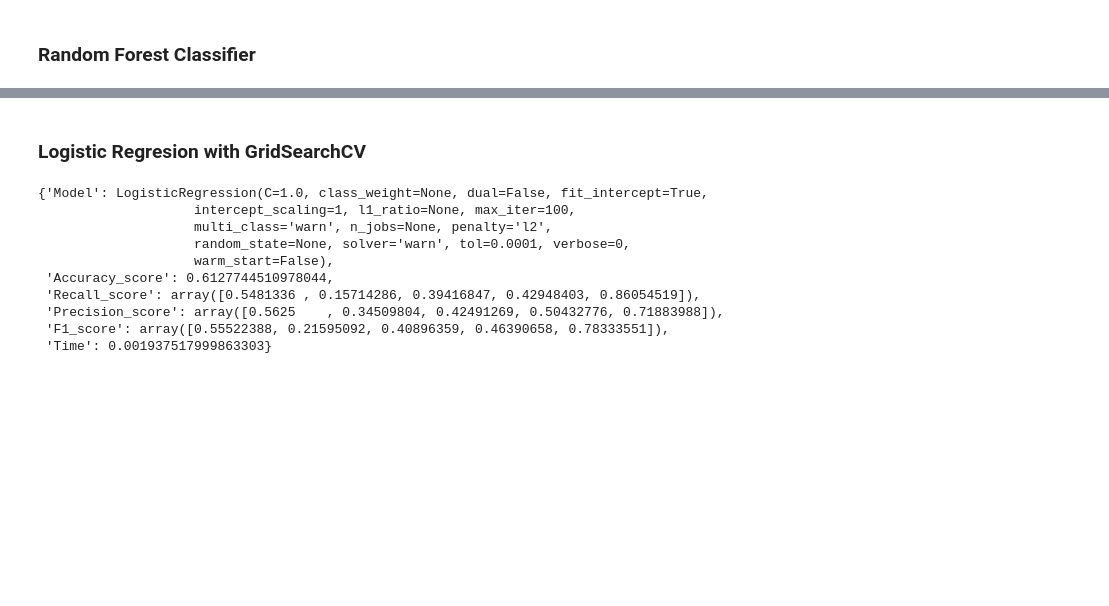
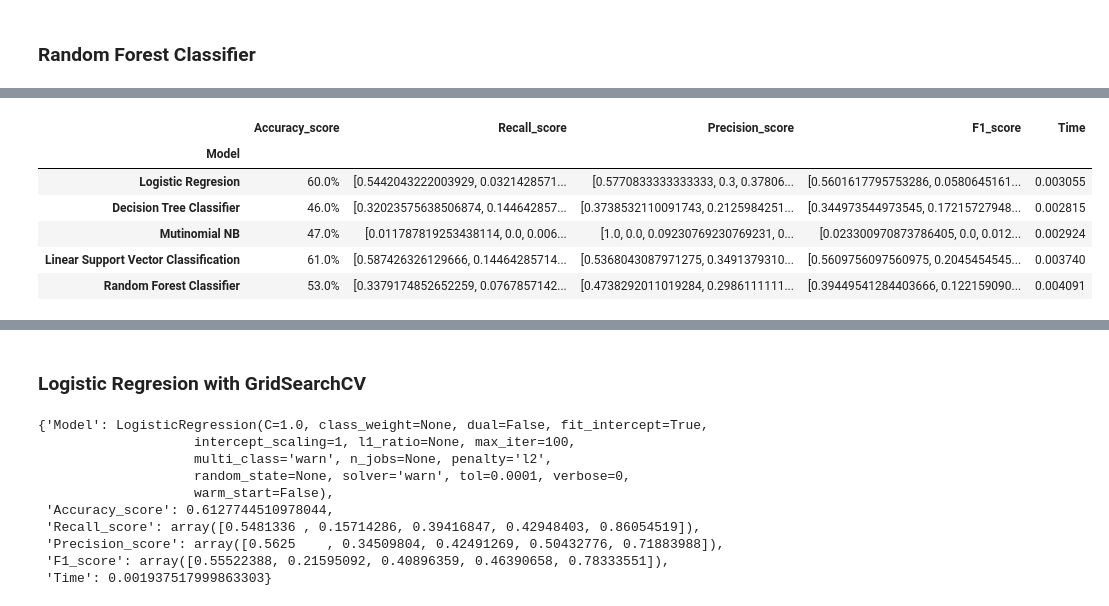
Before and after one commit to Cristinamulas/Text-Classification-And-Sentiment-Analysis-On-Hotel-Reviews, a Jupyter notebook: Text classification models.ipynb, the cells around one changed output, grey strips where cells are left out. Saved outputs shown, nothing was run; the diff lists cells and outputs as text; code cells hidden in the pictures; blank space fills up the shorter version.

```diff
--- a/Text classification models.ipynb
+++ b/Text classification models.ipynb
@@ -166,4 +143,4 @@ nb_multi_class
 # %% [markdown]
 ### Decision Tree Classifier
 # %%
-dt_mult_class = (DecisionTreeClassifier(), 'Reviews_tokenize_join', 'target')
+dt_multi_class = clf(DecisionTreeClassifier(), df, 'Reviews_tokenize_join', 'target')
@@ -257,4 +164,4 @@ weighted avg       0.45      0.51      0.39      7515
 # %% [markdown]
 ### Linear Support Vector Classification
 # %%
-svc_multi_class = clf(LinearSVC(),'Reviews_tokenize_join', 'target')
+svc_multi_class = clf(LinearSVC(),df, 'Reviews_tokenize_join', 'target')
@@ -357,0 +205,11 @@ weighted avg       0.47      0.51      0.48      7515
+# %%
+df_results = table_results(l)
+df_results
+# %% [output]
+|  | Accuracy_score | Recall_score | Precision_score | F1_score | Time |
+| Model |  |  |  |  |  |
+| Logistic Regresion | 60.0% | [0.5442043222003929, 0.0321428571... | [0.5770833333333333, 0.3, 0.37806... | [0.5601617795753286, 0.0580645161... | 0.003055 |
+| Decision Tree Classifier | 46.0% | [0.32023575638506874, 0.144642857... | [0.3738532110091743, 0.2125984251... | [0.344973544973545, 0.17215727948... | 0.002815 |
+| Mutinomial NB | 47.0% | [0.011787819253438114, 0.0, 0.006... | [1.0, 0.0, 0.09230769230769231, 0... | [0.023300970873786405, 0.0, 0.012... | 0.002924 |
+| Linear Support Vector Classification | 61.0% | [0.587426326129666, 0.14464285714... | [0.5368043087971275, 0.3491379310... | [0.5609756097560975, 0.2045454545... | 0.003740 |
+| Random Forest Classifier | 53.0% | [0.3379174852652259, 0.0767857142... | [0.4738292011019284, 0.2986111111... | [0.39449541284403666, 0.122159090... | 0.004091 |
```
Also changed, not shown: parts of 88 cells of this notebook, 5 other files.
